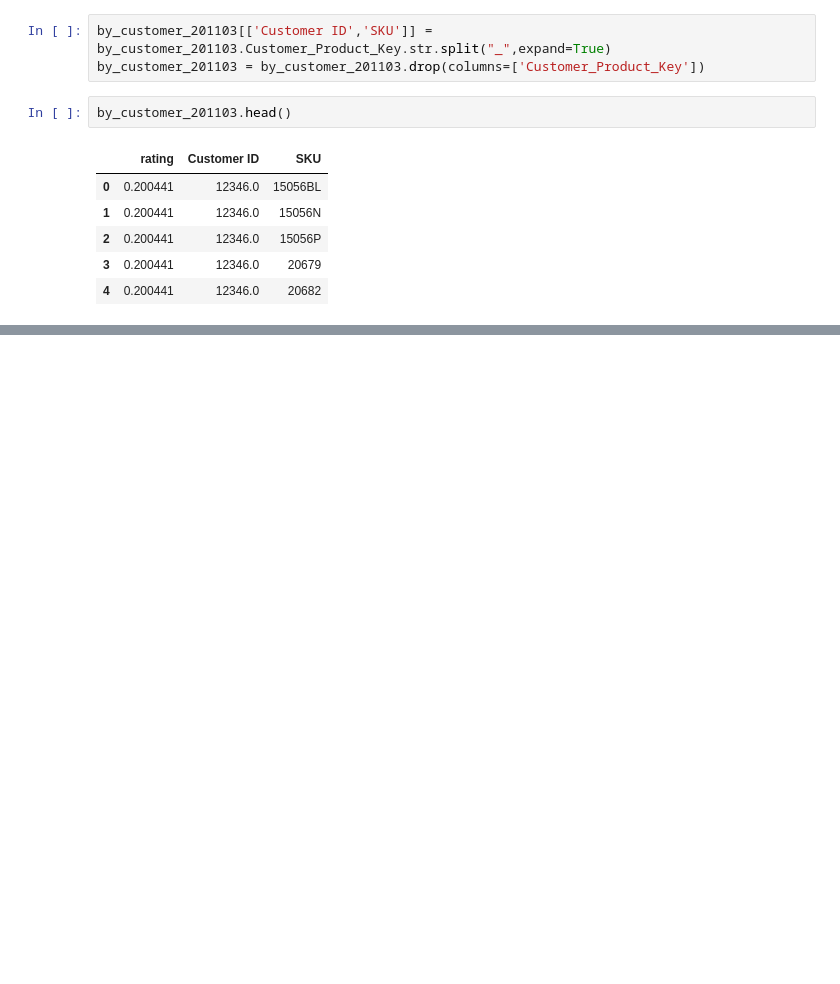
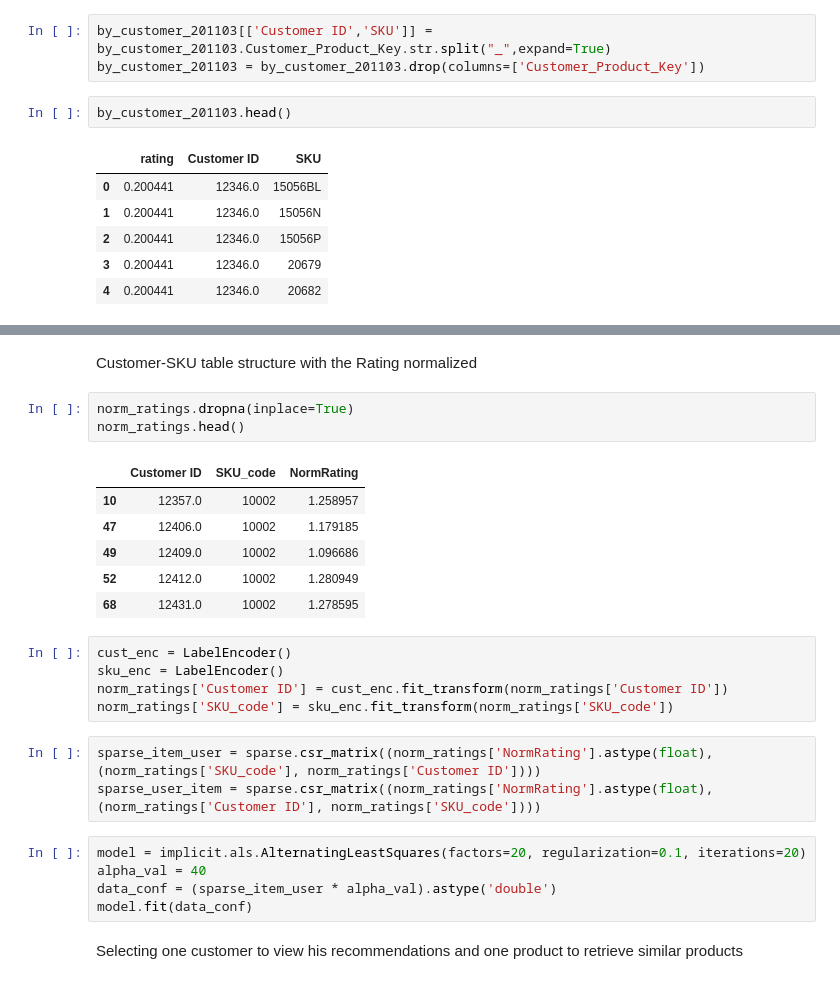
Before and after one commit to ga-tardochisalles/online-retail-customer-segregation, a Jupyter notebook: CustAnalysis_Recommender.ipynb, the cells around one changed output, grey strips where cells are left out. Cells and saved outputs as stored; diff of their text form; blank space fills up the shorter version.

```diff
--- a/Cohort_RFM_KMeans_Customer_Analysis.ipynb
+++ b/CustAnalysis_Recommender.ipynb
@@ -505,0 +564,27 @@ by_customer_201103.head()
+# %% [markdown]
+Customer-SKU table structure with the Rating normalized
+# %%
+norm_ratings.dropna(inplace=True)
+norm_ratings.head()
+# %% [output]
+|  | Customer ID | SKU_code | NormRating |
+| 10 | 12357.0 | 10002 | 1.258957 |
+| 47 | 12406.0 | 10002 | 1.179185 |
+| 49 | 12409.0 | 10002 | 1.096686 |
+| 52 | 12412.0 | 10002 | 1.280949 |
+| 68 | 12431.0 | 10002 | 1.278595 |
+# %%
+cust_enc = LabelEncoder()
+sku_enc = LabelEncoder()
+norm_ratings['Customer ID'] = cust_enc.fit_transform(norm_ratings['Customer ID'])
+norm_ratings['SKU_code'] = sku_enc.fit_transform(norm_ratings['SKU_code'])
+# %%
+sparse_item_user = sparse.csr_matrix((norm_ratings['NormRating'].astype(float), (norm_ratings['SKU_code'], norm_ratings['Customer ID'])))
+sparse_user_item = sparse.csr_matrix((norm_ratings['NormRating'].astype(float), (norm_ratings['Customer ID'], norm_ratings['SKU_code'])))
+# %%
+model = implicit.als.AlternatingLeastSquares(factors=20, regularization=0.1, iterations=20)
+alpha_val = 40
+data_conf = (sparse_item_user * alpha_val).astype('double')
+model.fit(data_conf)
+# %% [markdown]
+Selecting one customer to view his recommendations and one product to retrieve similar products
```
Also changed, not shown: parts of 25 cells of this notebook.
